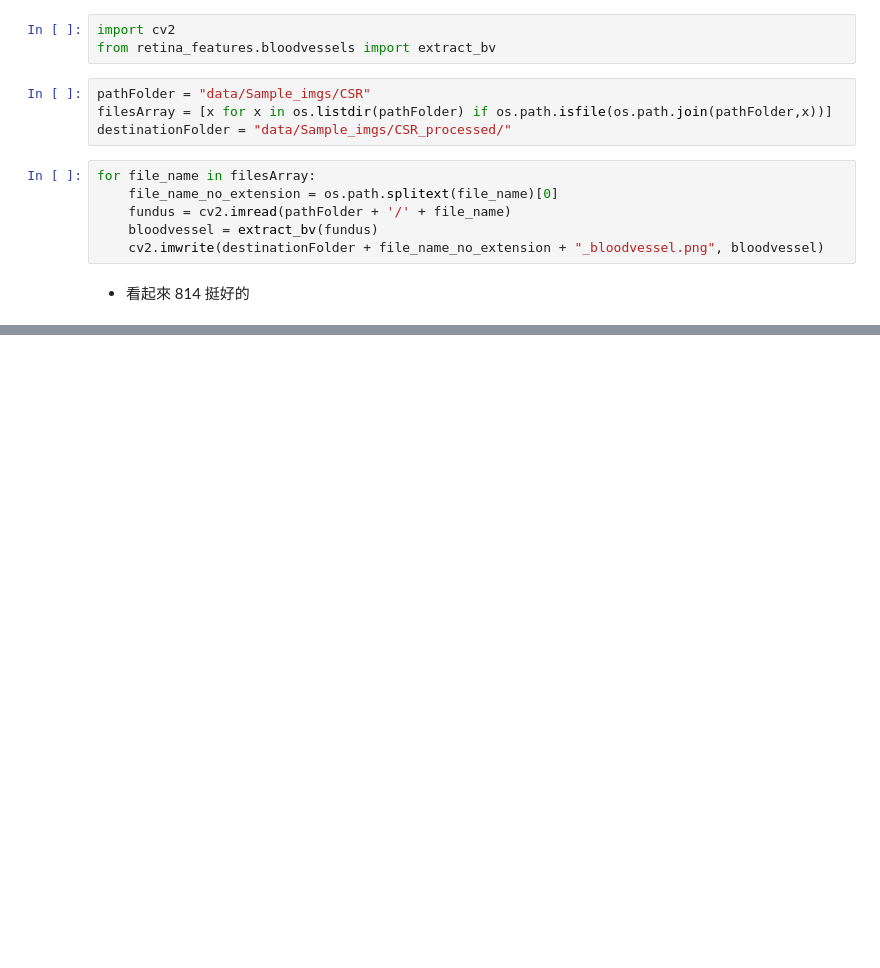
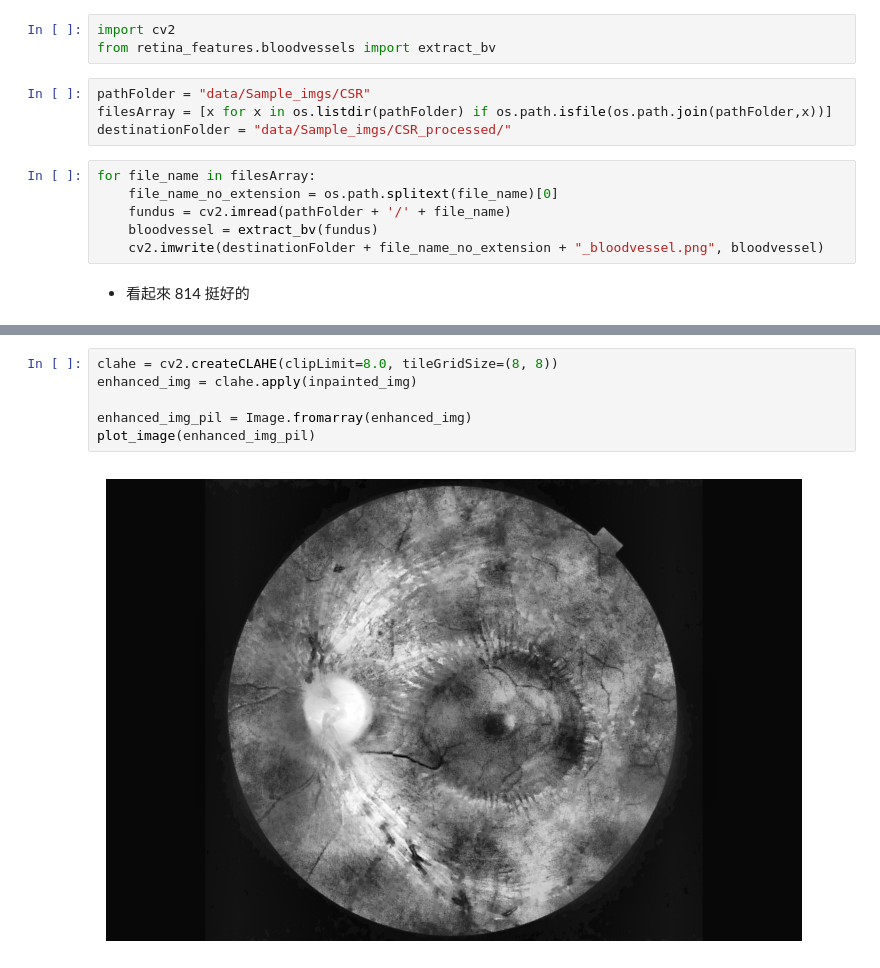
Before and after one commit to Spector3702/RetinalAnalysis, a Jupyter notebook: CSR/process_csr.ipynb, the cells around one changed output, grey strips where cells are left out. Cells and saved outputs as stored; diff of their text form; blank space fills up the shorter version.

```diff
--- a/CSR/process_csr.ipynb
+++ b/CSR/process_csr.ipynb
@@ -29,0 +65,8 @@ for file_name in filesArray:
+# %%
+clahe = cv2.createCLAHE(clipLimit=8.0, tileGridSize=(8, 8))
+enhanced_img = clahe.apply(inpainted_img)
+
+enhanced_img_pil = Image.fromarray(enhanced_img)
+plot_image(enhanced_img_pil)
+# %% [output]
+[figure, added]
```
Also changed, not shown: parts of 17 cells of this notebook, 1 other file.
